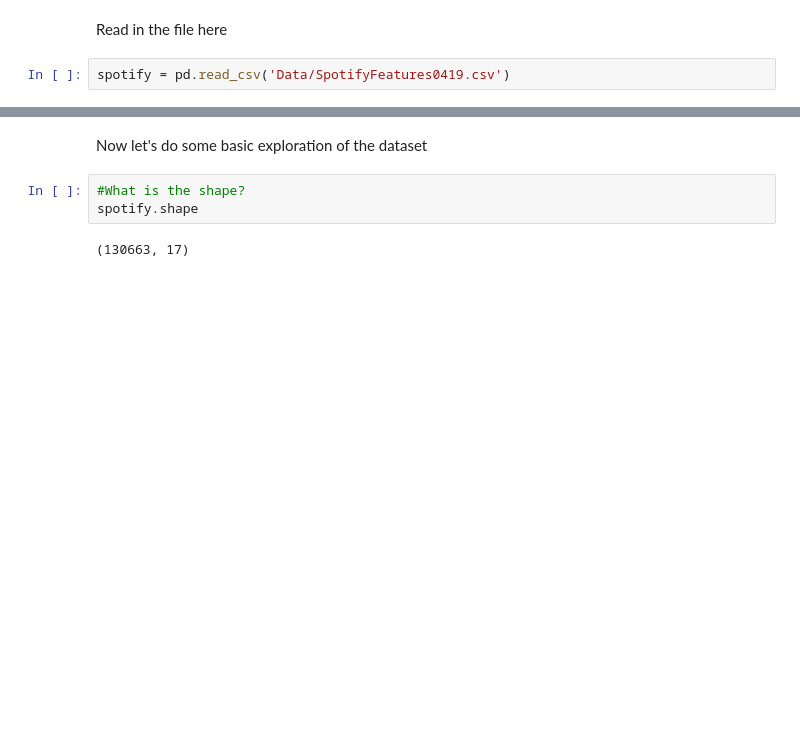
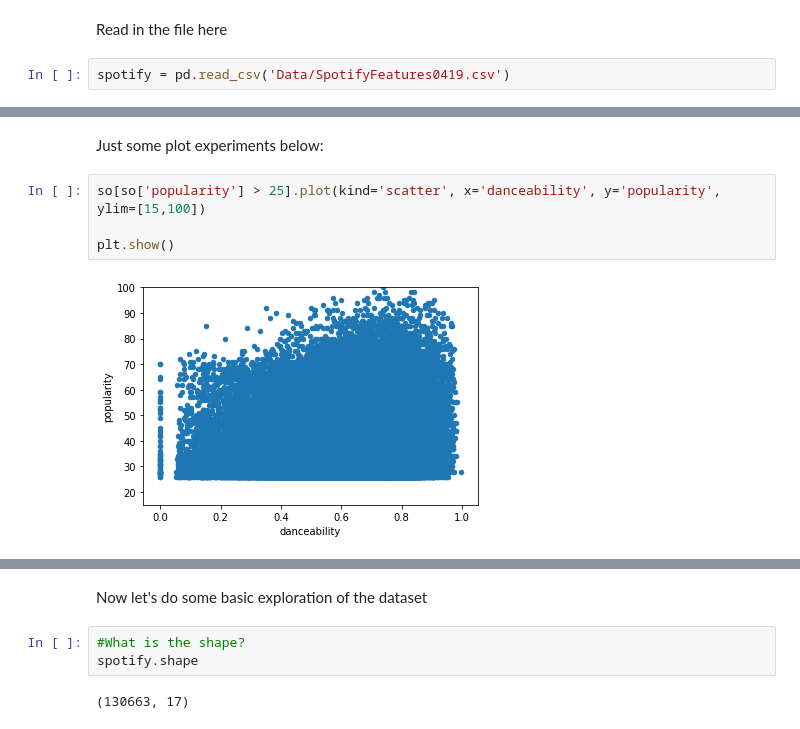
Before and after one commit to twillstw/Springboard-Projects, a Jupyter notebook: Scratchpad.ipynb, the cells around one changed output, grey strips where cells are left out. Cells and saved outputs as stored; diff of their text form; blank space fills up the shorter version.

```diff
--- a/Scratchpad.ipynb
+++ b/Scratchpad.ipynb
@@ -7,0 +157,8 @@ spotify = pd.read_csv('Data/SpotifyFeatures0419.csv')
+# %% [markdown]
+Just some plot experiments below:
+# %%
+so[so['popularity'] > 25].plot(kind='scatter', x='danceability', y='popularity', ylim=[15,100])
+
+plt.show()
+# %% [output]
+[figure, added]
```
Also changed, not shown: parts of 56 cells of this notebook.
